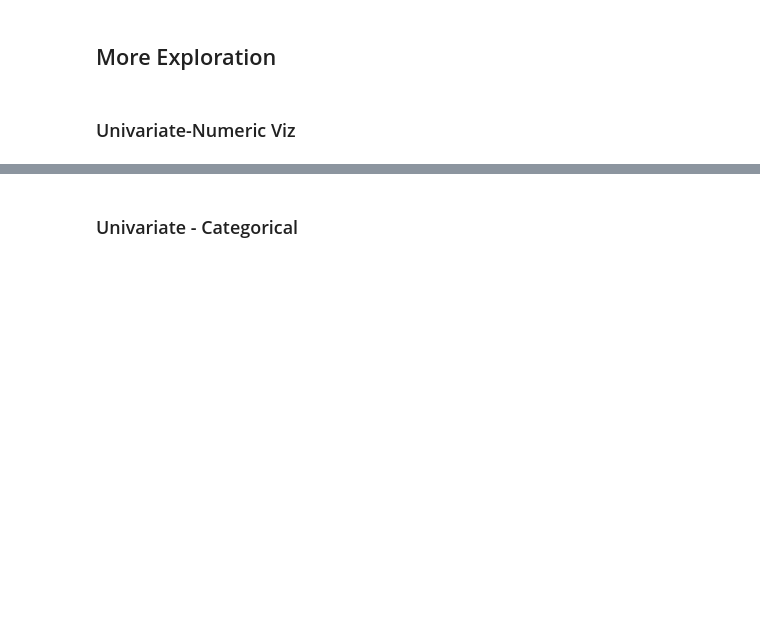
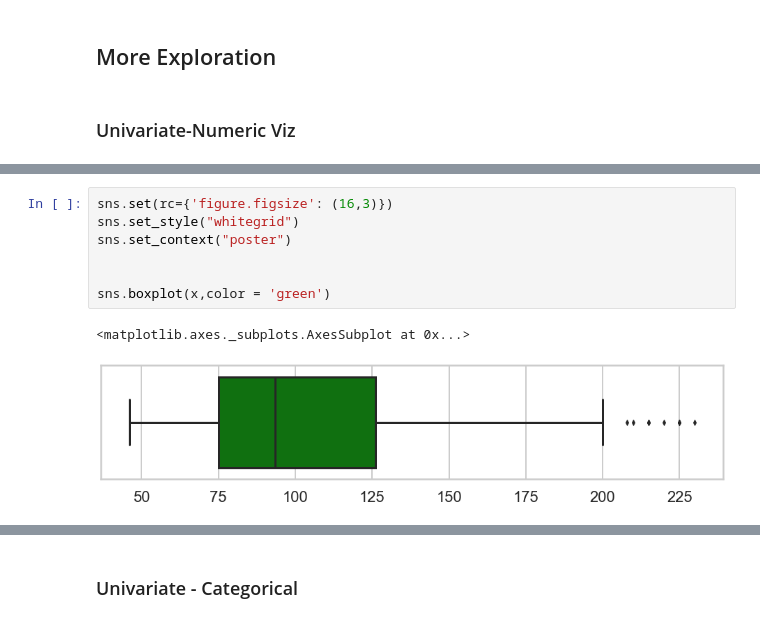
Before and after one commit to nanthalec/INTRO-TO-DATA-ANALYSIS, a Jupyter notebook: cars.ipynb, the cells around one changed output, grey strips where cells are left out. Drawn from its saved outputs; the diff is of its cells as text; blank space fills up the shorter version.

```diff
--- a/cars.ipynb
+++ b/cars.ipynb
@@ -272,0 +292,10 @@ categorical_vars = ['model', 'origin', 'cylinders','car_name']
+# %%
+sns.set(rc={'figure.figsize': (16,3)})
+sns.set_style("whitegrid")
+sns.set_context("poster")
+
+
+sns.boxplot(x,color = 'green')
+# %% [output]
+<matplotlib.axes._subplots.AxesSubplot at 0x...>
+[figure, added]
```
Also changed, not shown: parts of 24 cells of this notebook, 1 other file.
